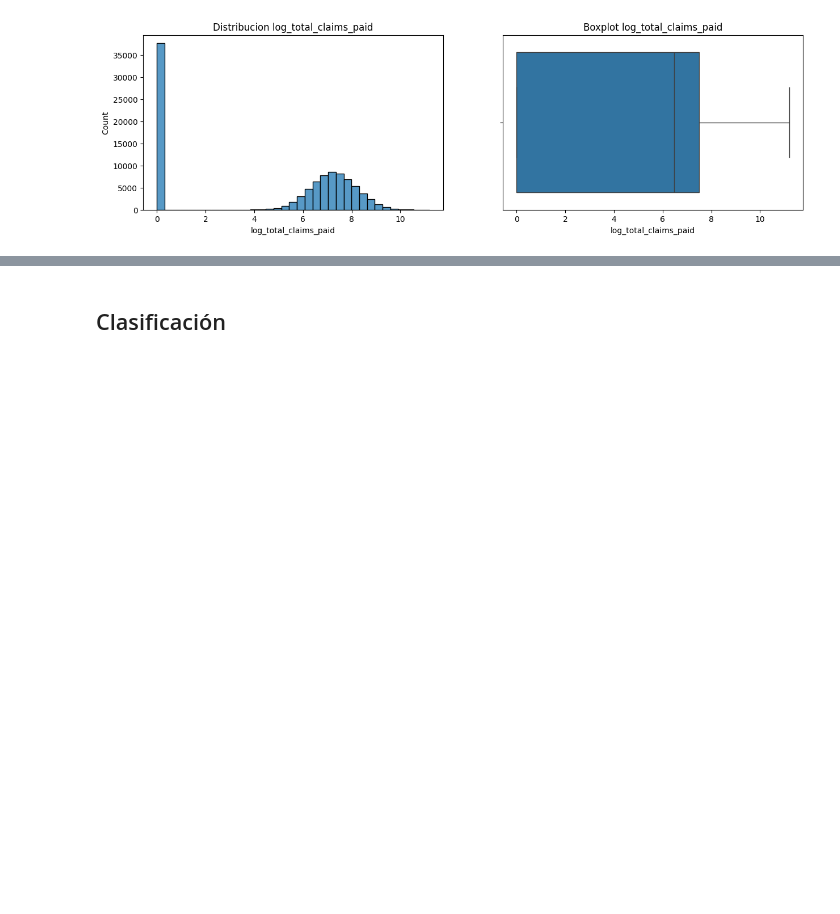
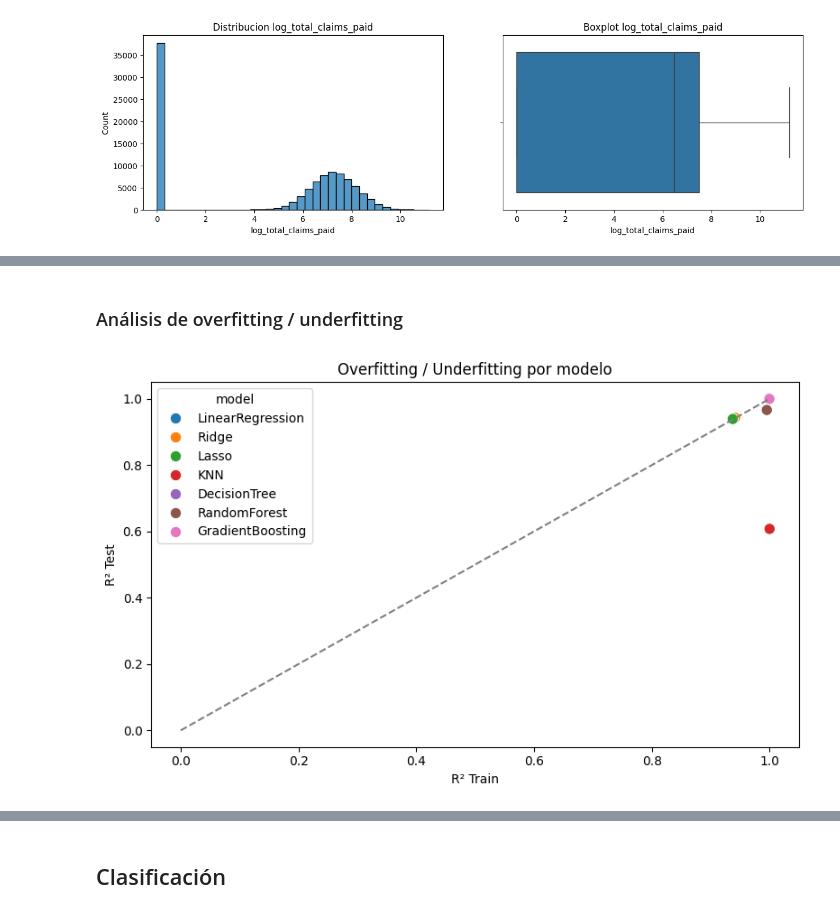
Before and after one commit to maisaarial/proyecto-machine-learning, a Jupyter notebook: proyecto.ipynb, the cells around one changed output, grey strips where cells are left out. Saved outputs shown, nothing was run; the diff lists cells and outputs as text; code cells hidden in the pictures; blank space fills up the shorter version.

```diff
--- a/proyecto.ipynb
+++ b/proyecto.ipynb
@@ -619,0 +532,10 @@ plt.tight_layout(); plt.show()
+# %%
+numeric_transformer = StandardScaler()
+categorical_transformer = OneHotEncoder(handle_unknown="ignore")
+
+preprocessor_linear = ColumnTransformer(
+    transformers=[
+        ("num", numeric_transformer, num_cols),
+        ("cat", categorical_transformer, cat_cols),
+    ]
+)
@@ -619,0 +808,19 @@ plt.tight_layout(); plt.show()
+# %% [markdown]
+### Análisis de overfitting / underfitting
+# %%
+plt.figure(figsize=(8,5))
+sns.scatterplot(
+    data=results_df,
+    x="train_R2",
+    y="test_R2",
+    hue="model",
+    s=80
+)
+plt.plot([0,1],[0,1],"--",color="gray")  # línea ideal
+plt.xlabel("R² Train")
+plt.ylabel("R² Test")
+plt.title("Overfitting / Underfitting por modelo")
+plt.tight_layout()
+plt.show()
+# %% [output]
+[figure, added]
```
Also changed, not shown: parts of 68 cells of this notebook, 1 other file.
